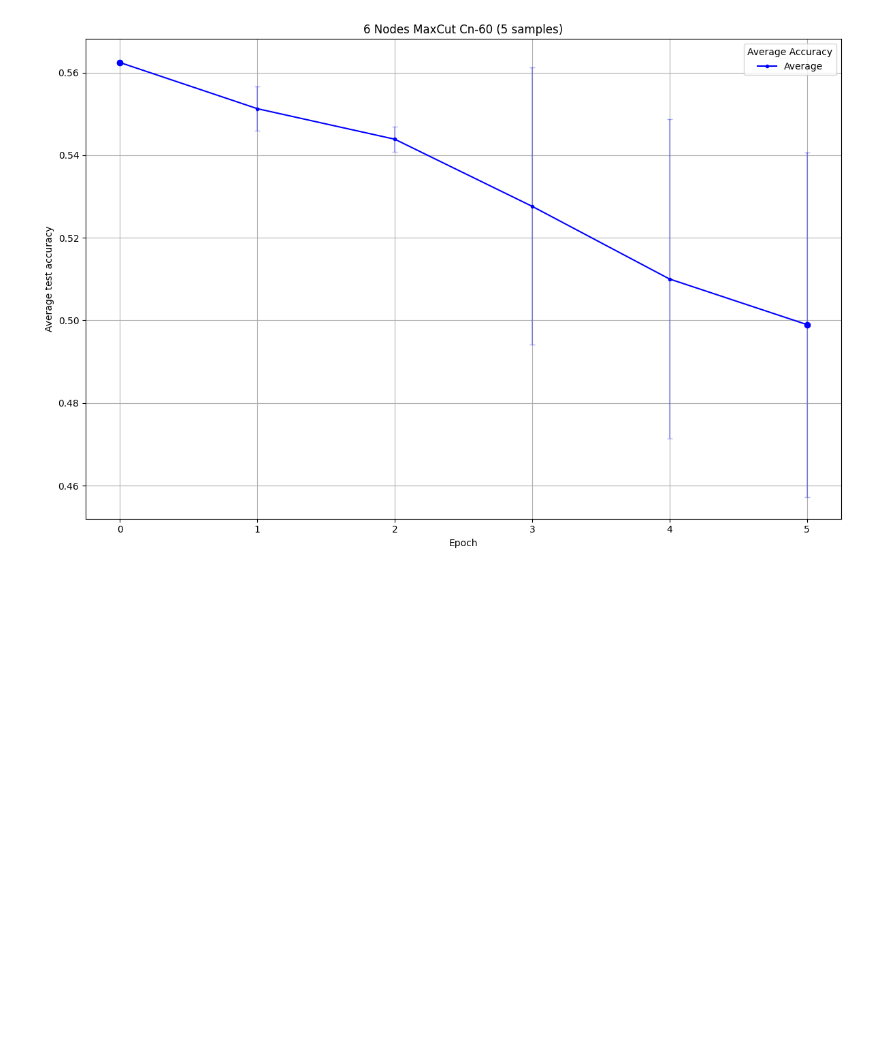
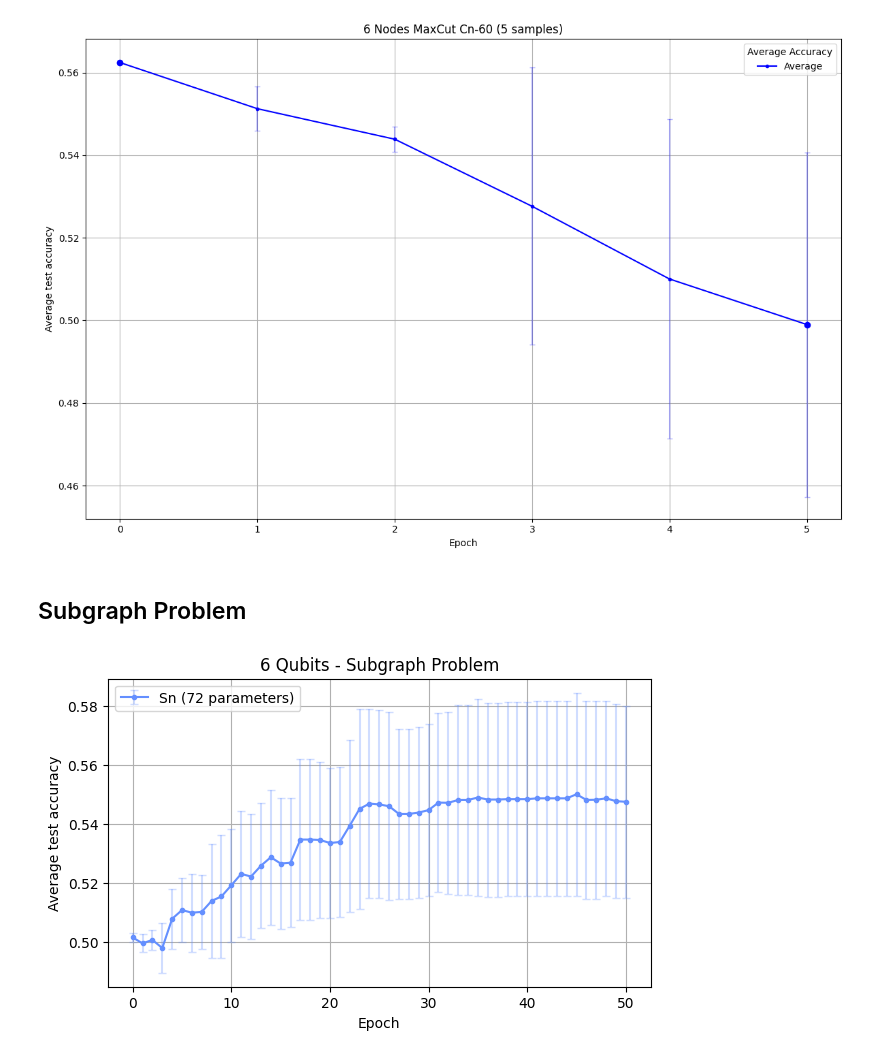
Before and after one commit to dmytro8765/graph-qml, a Jupyter notebook: Graph_ML/results_plotting_final.ipynb, the cells around one changed output. Drawn from its saved outputs; the diff is of its cells as text; code cells hidden in the pictures; blank space fills up the shorter version.

```diff
--- a/Graph_ML/results_plotting_final.ipynb
+++ b/Graph_ML/results_plotting_final.ipynb
@@ -5,7 +5,7 @@ import matplotlib.pyplot as plt
 import numpy as np
 import pandas as pd
 # %%
-def extract_prediction_accuracy(prediction_file_names, target_file_names, num_samples, num_epochs, num_inputs, csv_filename):
+def extract_prediction_accuracy(prediction_file_names, target_file_names, num_samples, num_epochs, num_inputs):#, csv_filename):
     accuracies = []
 
     for prediction_file_name, target_file_name in zip(prediction_file_names, target_file_names):
@@ -30,7 +30,7 @@ def extract_prediction_accuracy(prediction_file_names, target_file_names, num_sa
         for i, data in enumerate(accuracies):
             model_id = f"Model{i+1}"
             means = data.mean(axis=0)
-            print(f"Means for Model {i+1}:", means)
+            #print(f"Means for Model {i+1}:", means)
             combined_df[f"{model_id}_Mean"] = data.mean(axis=0)
 
         # Then add all errors (and sanitize)
@@ -39,7 +39,7 @@ def extract_prediction_accuracy(prediction_file_names, target_file_names, num_sa
             errors = data.std(axis=0)
 
             errors = data.std(axis=0)
-            print(f"Errors for Model {i+1}:", errors)
+            #print(f"Errors for Model {i+1}:", errors)
 
             # Optional: Replace absurdly large values or NaNs with 0 or np.nan
             #errors = np.where((errors > 1e2) | ~np.isfinite(errors), np.nan, errors)
@@ -63,7 +63,7 @@ def extract_prediction_accuracy(prediction_file_names, target_file_names, num_sa
         'Model4_Error': 'free_parameters_Error'
         })
 
-        combined_df.to_csv(csv_filename)
+        #combined_df.to_csv(csv_filename)
 
     return accuracies
 
@@ -657,3 +656,30 @@ mean_approx_rates = predicted_cut_value(prediction_file_names, num_samples, num_
 plot_graph("6 Nodes MaxCut Cn-60 (5 samples)", mean_approx_rates, num_epochs)
 # %% [output]
 [figure]
+# %% [markdown]
+## Subgraph Problem
+# %%
+target_file_names = [
+    #"/Users/home/Quantum_Computing/Pennylane/Graph_ML/output/subgraph/GNTestOwn-Sn_circuit-8-120-sampling_10-epochs_50-targets-test-1.csv",
+    #"/Users/home/Quantum_Computing/Pennylane/Graph_ML/output/subgraph/GNTestOwn-Cn_circuit-8-120-sampling_10-epochs_50-targets-test-0.csv",
+    #"/Users/home/Quantum_Computing/Pennylane/Graph_ML/output/subgraph/GNTestOwn-entanglement_circuit-8-120-sampling_10-epochs_50-targets-test-0.csv",
+    #"/Users/home/Quantum_Computing/Pennylane/Graph_ML/output/subgraph/GNTestOwn-Sn_free_parameter_circuit-8-132-sampling_10-epochs_50-targets-test-0.csv",
+    "/Users/home/Quantum_Computing/Pennylane/Graph_ML/output/subgraph/Subgraph-Subgraph_circuit-6-8-sampling_5-epochs_50-targets-test-0.csv"
+]
+prediction_file_names = [
+    #"/Users/home/Quantum_Computing/Pennylane/Graph_ML/output/subgraph/GNTestOwn-Sn_circuit-8-120-sampling_10-epochs_50-predictions-test-1.csv",
+    #"/Users/home/Quantum_Computing/Pennylane/Graph_ML/output/subgraph/GNTestOwn-Cn_circuit-8-120-sampling_10-epochs_50-predictions-test-0.csv",
+    #"/Users/home/Quantum_Computing/Pennylane/Graph_ML/output/subgraph/GNTestOwn-entanglement_circuit-8-120-sampling_10-epochs_50-predictions-test-0.csv",
+    #"/Users/home/Quantum_Computing/Pennylane/Graph_ML/output/subgraph/GNTestOwn-Sn_free_parameter_circuit-8-132-sampling_10-epochs_50-predictions-test-0.csv",
+    "/Users/home/Quantum_Computing/Pennylane/Graph_ML/output/subgraph/Subgraph-Subgraph_circuit-6-8-sampling_5-epochs_50-predictions-test-0.csv"
+]
+# %%
+num_samples = 5
+num_epochs = 51
+num_inputs = 2900
+
+accuracies = extract_prediction_accuracy(prediction_file_names, target_file_names, num_samples, num_epochs, num_inputs)
+# %%
+plot_graph("6 Qubits - Subgraph Problem", accuracies, num_epochs)
+# %% [output]
+[figure, added]
```
Also changed, not shown: parts of 1 cell of this notebook, 8 other files.
